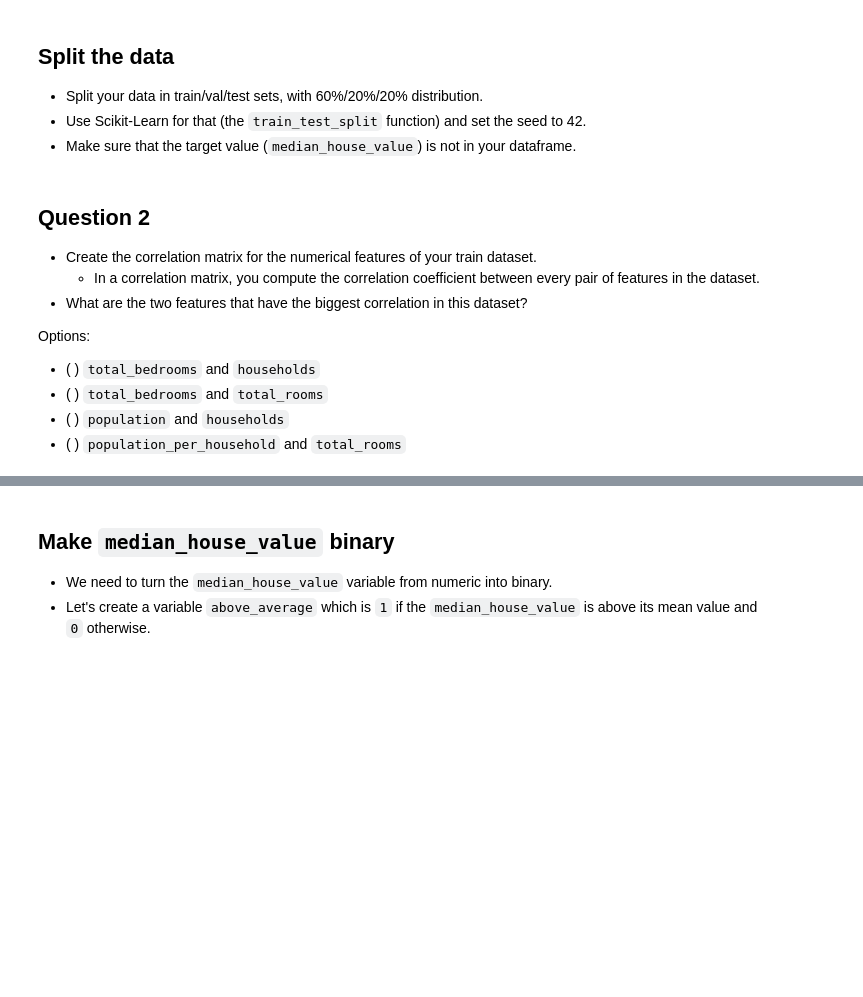
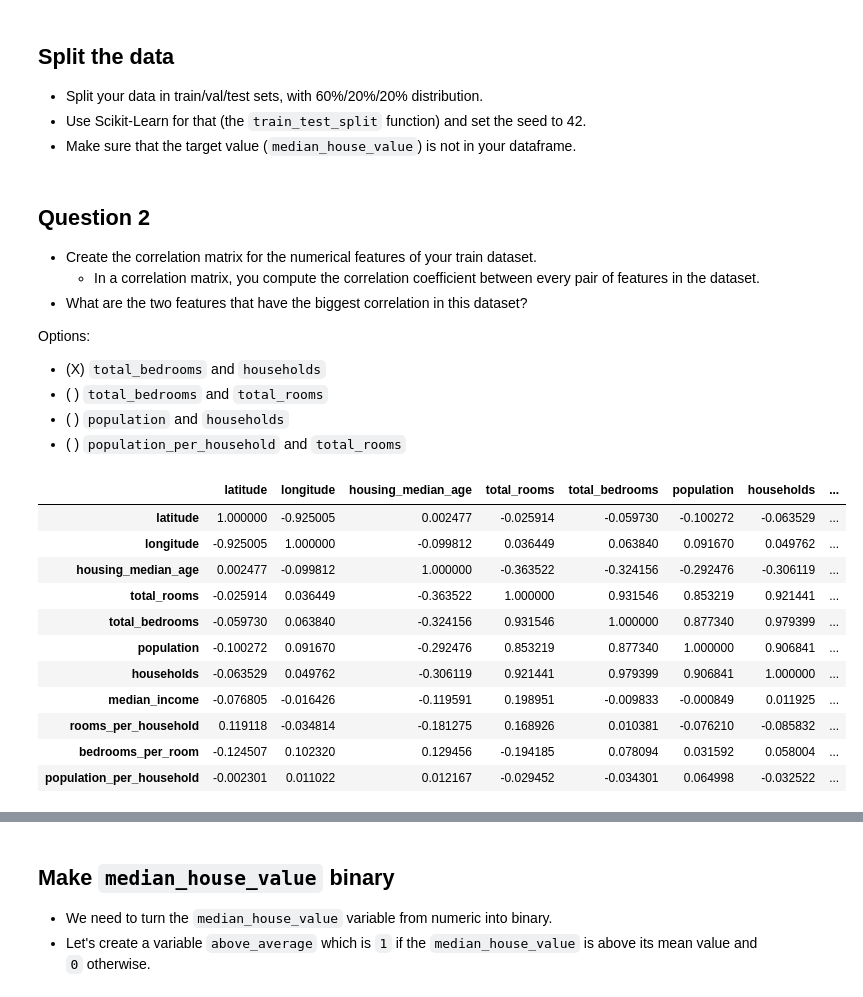
Before and after one commit to jvscursulim/mlzoomcamp2022_jvscursulim, a Jupyter notebook: 03-classification/homework/homework03.ipynb, the cells around one changed output, grey strips where cells are left out. Saved outputs shown, nothing was run; the diff lists cells and outputs as text; code cells hidden in the pictures; blank space fills up the shorter version.

```diff
--- a/03-classification/homework/homework03.ipynb
+++ b/03-classification/homework/homework03.ipynb
@@ -68,7 +119,22 @@ Options:
 
 Options:
 
-* ( ) `total_bedrooms` and `households`
+* (X) `total_bedrooms` and `households`
 * ( ) `total_bedrooms` and `total_rooms`
 * ( ) `population` and `households`
 * ( ) `population_per_household` and `total_rooms`
+# %%
+X_train.corr()
+# %% [output]
+|  | latitude | longitude | housing_median_age | total_rooms | total_bedrooms | population | households | ... |
+| latitude | 1.000000 | -0.925005 | 0.002477 | -0.025914 | -0.059730 | -0.100272 | -0.063529 | ... |
+| longitude | -0.925005 | 1.000000 | -0.099812 | 0.036449 | 0.063840 | 0.091670 | 0.049762 | ... |
+| housing_median_age | 0.002477 | -0.099812 | 1.000000 | -0.363522 | -0.324156 | -0.292476 | -0.306119 | ... |
+| total_rooms | -0.025914 | 0.036449 | -0.363522 | 1.000000 | 0.931546 | 0.853219 | 0.921441 | ... |
+| total_bedrooms | -0.059730 | 0.063840 | -0.324156 | 0.931546 | 1.000000 | 0.877340 | 0.979399 | ... |
+| population | -0.100272 | 0.091670 | -0.292476 | 0.853219 | 0.877340 | 1.000000 | 0.906841 | ... |
+| households | -0.063529 | 0.049762 | -0.306119 | 0.921441 | 0.979399 | 0.906841 | 1.000000 | ... |
+| median_income | -0.076805 | -0.016426 | -0.119591 | 0.198951 | -0.009833 | -0.000849 | 0.011925 | ... |
+| rooms_per_household | 0.119118 | -0.034814 | -0.181275 | 0.168926 | 0.010381 | -0.076210 | -0.085832 | ... |
+| bedrooms_per_room | -0.124507 | 0.102320 | 0.129456 | -0.194185 | 0.078094 | 0.031592 | 0.058004 | ... |
+| population_per_household | -0.002301 | 0.011022 | 0.012167 | -0.029452 | -0.034301 | 0.064998 | -0.032522 | ... |
```
Also changed, not shown: parts of 33 cells of this notebook.
